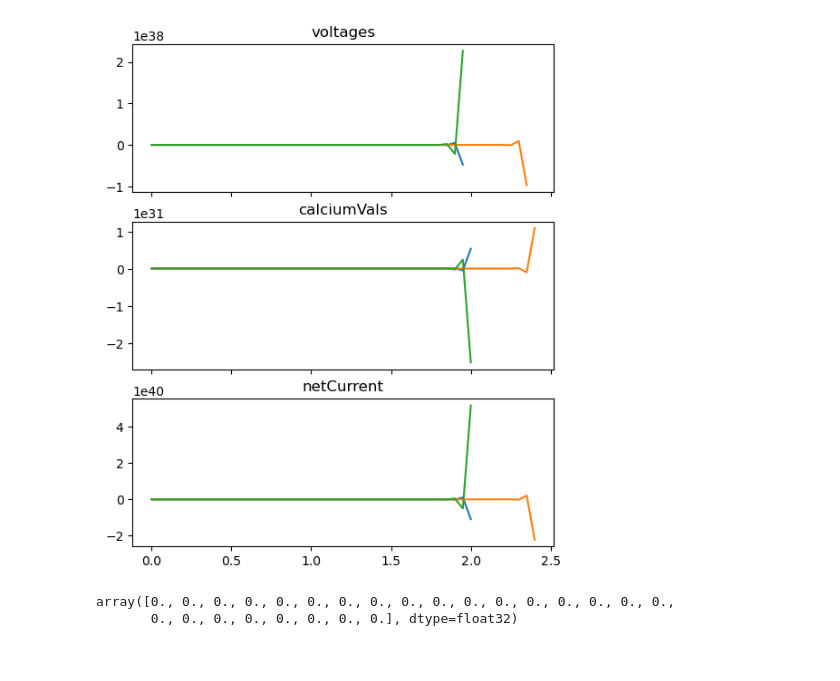
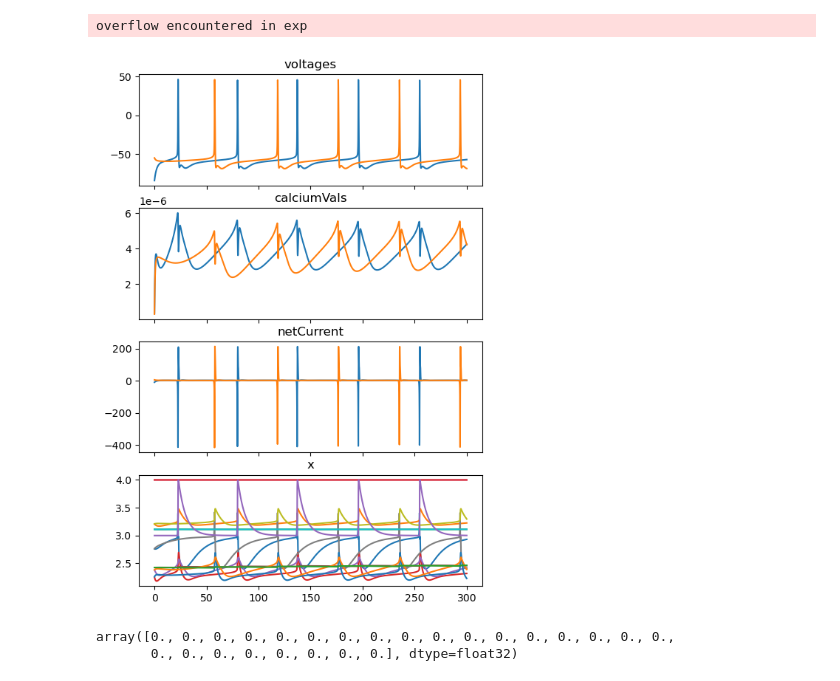
Before and after one commit to cathalmc/CBLTP_NeuroSim, a Jupyter notebook: graphCreator.ipynb, the cells around one changed output. Drawn from its saved outputs; the diff is of its cells as text; code cells hidden in the pictures.

```diff
--- a/graphCreator.ipynb
+++ b/graphCreator.ipynb
@@ -50,17 +229,23 @@ Total number of channels 24
 # %%
 stimInfoSpikes = {}
 # stimSynapse(stimInfoSpikes,[17,19],10,11,TS)
 # stimSynapse(stimInfoSpikes,[17,20],9,11,TS)
 
 runTime = 300
 stimInfoCurrents = {}
-stimBiasCurrent(stimInfoCurrents,segmentsToStim=[0],currentValue=3.0,startTime=100,stopTime=115,TS=TS)
+# stimBiasCurrent(stimInfoCurrents,segmentsToStim=[0],currentValue=3.0,startTime=100,stopTime=115,TS=TS)
 
 simDataPy = deepcopy(simData)
 simDataPy["debugRecording"] = np.zeros_like(simDataPy["current"])
-data = solveSystemStandard(simDataPy,TS,runTime,stimInfoSpikes,stimInfoCurrents,vectorized=True,
-                           recordingKeys = ["voltages","calciumVals","netCurrent",])
+data = solveSystemStandard(simDataPy,TS,runTime,stimInfoSpikes,stimInfoCurrents,vectorized=False,
+                           recordingKeys = ["voltages","calciumVals","netCurrent","x"])
+
+simDataPy = deepcopy(simData)
+simDataPy["debugRecording"] = np.zeros_like(simDataPy["current"])
+data2 = solveSystemStandard(simDataPy,TS,runTime,stimInfoSpikes,stimInfoCurrents,vectorized=True,
+                           recordingKeys = ["voltages","calciumVals","netCurrent","x"])
 standardPlot(data)
 #plt.plot(data["time"],data["debugRecording"][:,synapsesToStim])
 # %% [output]
+overflow encountered in exp
-[figure, old version]
+[figure, new version]
```
Also changed, not shown: parts of 4 cells of this notebook.
